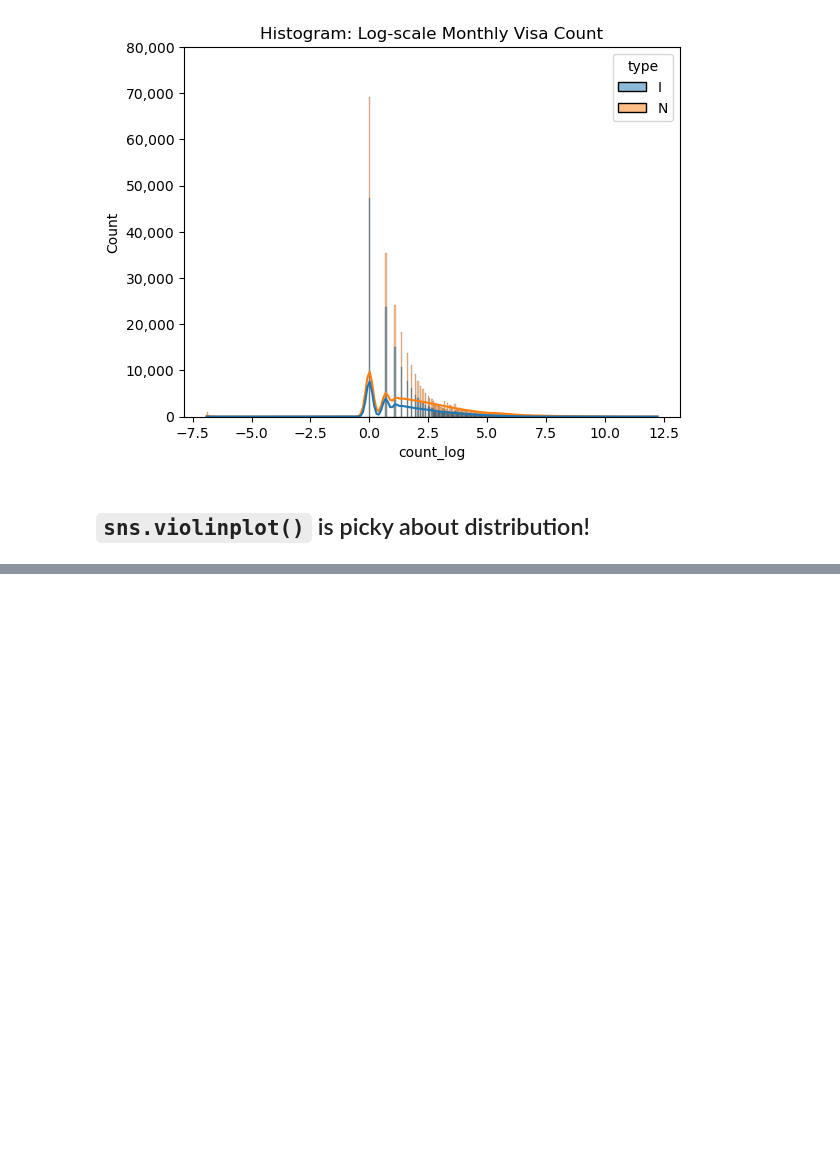
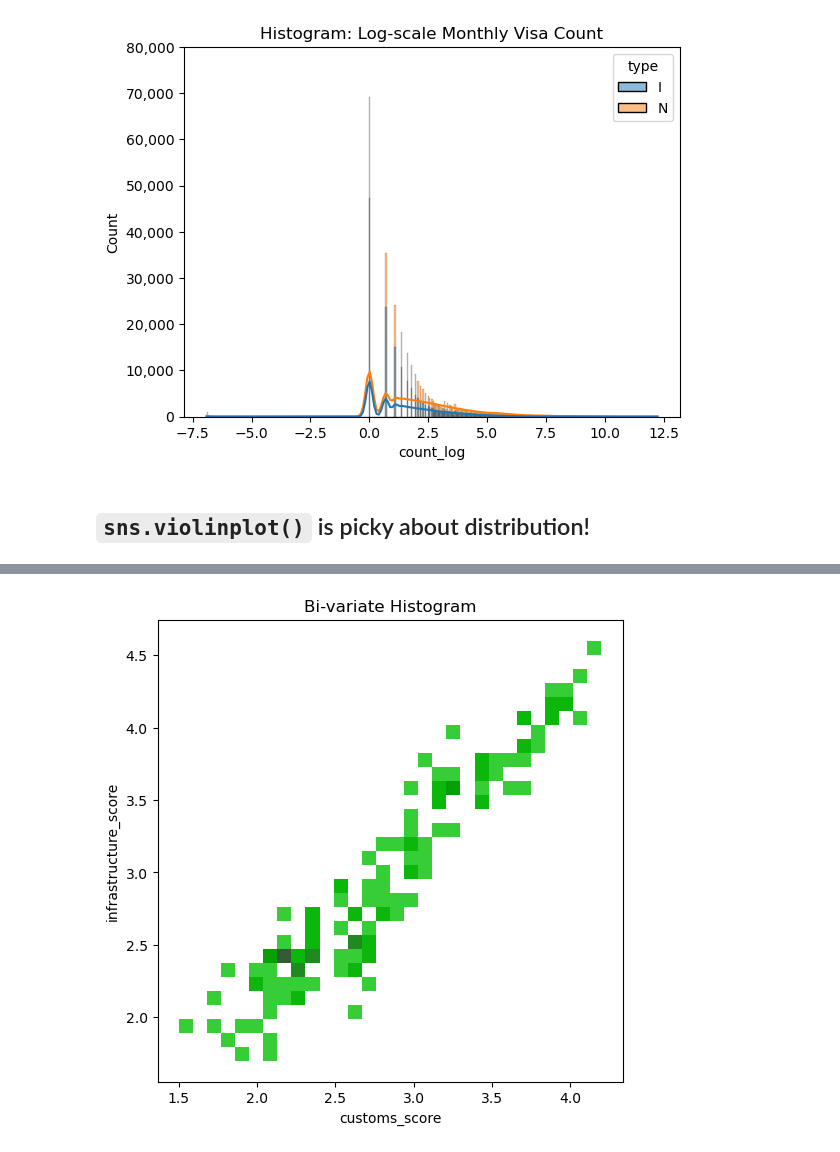
Before and after one commit to tiangenglu/data_visualization, a Jupyter notebook: 2025-04-02_useful_figures.ipynb, the cells around one changed output, grey strips where cells are left out. Drawn from its saved outputs; the diff is of its cells as text; code cells hidden in the pictures; blank space fills up the shorter version.

```diff
--- a/2025-04-02_useful_figures.ipynb
+++ b/2025-04-02_useful_figures.ipynb
@@ -91,0 +98,13 @@ plt.show()
+# %%
+lpi = pd.read_excel(io = r'International_LPI_from_2007_to_2023_0.xlsx', sheet_name = '2023')
+lpi.columns=[col.replace(' ','_').lower() for col in lpi.columns]
+lpi=lpi.set_index('economy')
+lpi_score=lpi[[col for col in lpi.columns if 'score' in col]]
+# %%
+plt.figure(figsize=(6, 6))
+sns.histplot(lpi_score, x='customs_score',
+             y='infrastructure_score', color = 'green', bins = 30)
+plt.title('Bi-variate Histogram')
+plt.show()
+# %% [output]
+[figure, added]
```
Also changed, not shown: parts of 8 cells of this notebook.
